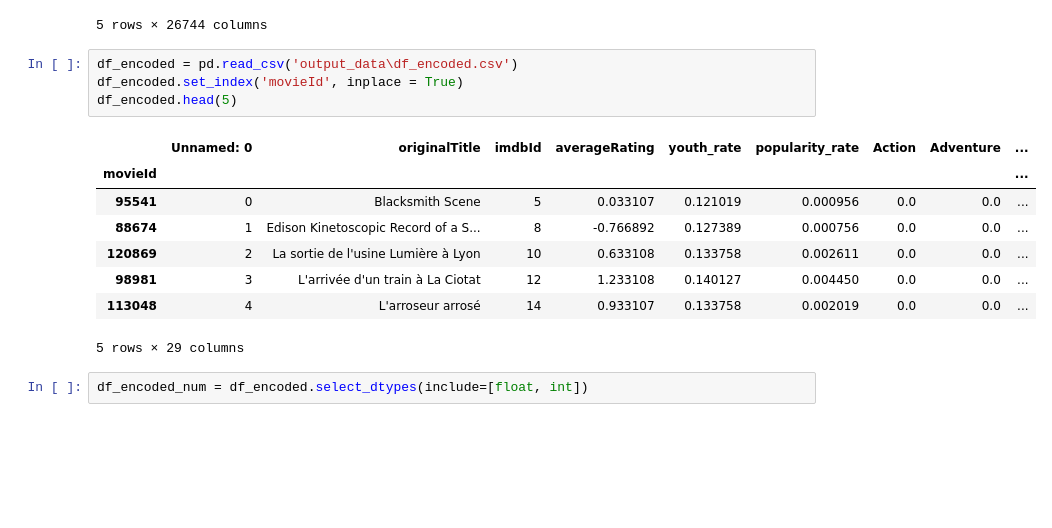
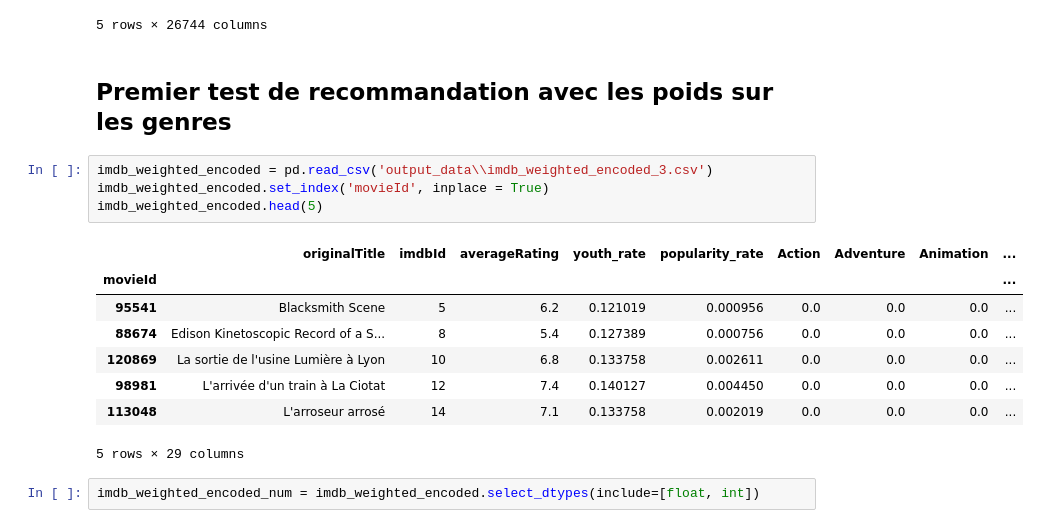
Before and after one commit to jcrigoni/grand_ml_project, a Jupyter notebook: 1_work_on_ratings.ipynb, the cells around one changed output. Drawn from its saved outputs; the diff is of its cells as text; blank space fills up the shorter version.

```diff
--- a/factorisation.ipynb
+++ b/1_work_on_ratings.ipynb
@@ -86,21 +97,23 @@ df_pivot.head(5)
 | 4 | NaN | NaN | NaN | NaN | NaN | 3.0 | NaN | NaN | NaN | 4.0 | ... | ... |
 | 5 | NaN | 3.0 | NaN | NaN | NaN | NaN | NaN | NaN | NaN | NaN | ... | ... |
 5 rows × 26744 columns
+# %% [markdown]
+## Premier test de recommandation avec les poids sur les genres
 # %%
-df_encoded = pd.read_csv('output_data\df_encoded.csv')
-df_encoded.set_index('movieId', inplace = True)
-df_encoded.head(5)
+imdb_weighted_encoded = pd.read_csv('output_data\\imdb_weighted_encoded_3.csv')
+imdb_weighted_encoded.set_index('movieId', inplace = True)
+imdb_weighted_encoded.head(5)
 # %% [output]
-|  | Unnamed: 0 | originalTitle | imdbId | averageRating | youth_rate | popularity_rate | Action | Adventure | ... |
+|  | originalTitle | imdbId | averageRating | youth_rate | popularity_rate | Action | Adventure | Animation | ... |
 | movieId |  |  |  |  |  |  |  |  | ... |
-| 95541 | 0 | Blacksmith Scene | 5 | 0.033107 | 0.121019 | 0.000956 | 0.0 | 0.0 | ... |
-| 88674 | 1 | Edison Kinetoscopic Record of a S... | 8 | -0.766892 | 0.127389 | 0.000756 | 0.0 | 0.0 | ... |
-| 120869 | 2 | La sortie de l'usine Lumière à Lyon | 10 | 0.633108 | 0.133758 | 0.002611 | 0.0 | 0.0 | ... |
-| 98981 | 3 | L'arrivée d'un train à La Ciotat | 12 | 1.233108 | 0.140127 | 0.004450 | 0.0 | 0.0 | ... |
-| 113048 | 4 | L'arroseur arrosé | 14 | 0.933107 | 0.133758 | 0.002019 | 0.0 | 0.0 | ... |
+| 95541 | Blacksmith Scene | 5 | 6.2 | 0.121019 | 0.000956 | 0.0 | 0.0 | 0.0 | ... |
+| 88674 | Edison Kinetoscopic Record of a S... | 8 | 5.4 | 0.127389 | 0.000756 | 0.0 | 0.0 | 0.0 | ... |
+| 120869 | La sortie de l'usine Lumière à Lyon | 10 | 6.8 | 0.133758 | 0.002611 | 0.0 | 0.0 | 0.0 | ... |
+| 98981 | L'arrivée d'un train à La Ciotat | 12 | 7.4 | 0.140127 | 0.004450 | 0.0 | 0.0 | 0.0 | ... |
+| 113048 | L'arroseur arrosé | 14 | 7.1 | 0.133758 | 0.002019 | 0.0 | 0.0 | 0.0 | ... |
 5 rows × 29 columns
 # %%
-df_encoded_num = df_encoded.select_dtypes(include=[float, int])
+imdb_weighted_encoded_num = imdb_weighted_encoded.select_dtypes(include=[float, int])
 # %%
 def matching_genres(movie_title):
     # Trouver l'index du film cible
```
Also changed, not shown: parts of 13 cells of this notebook, 5 other files.
